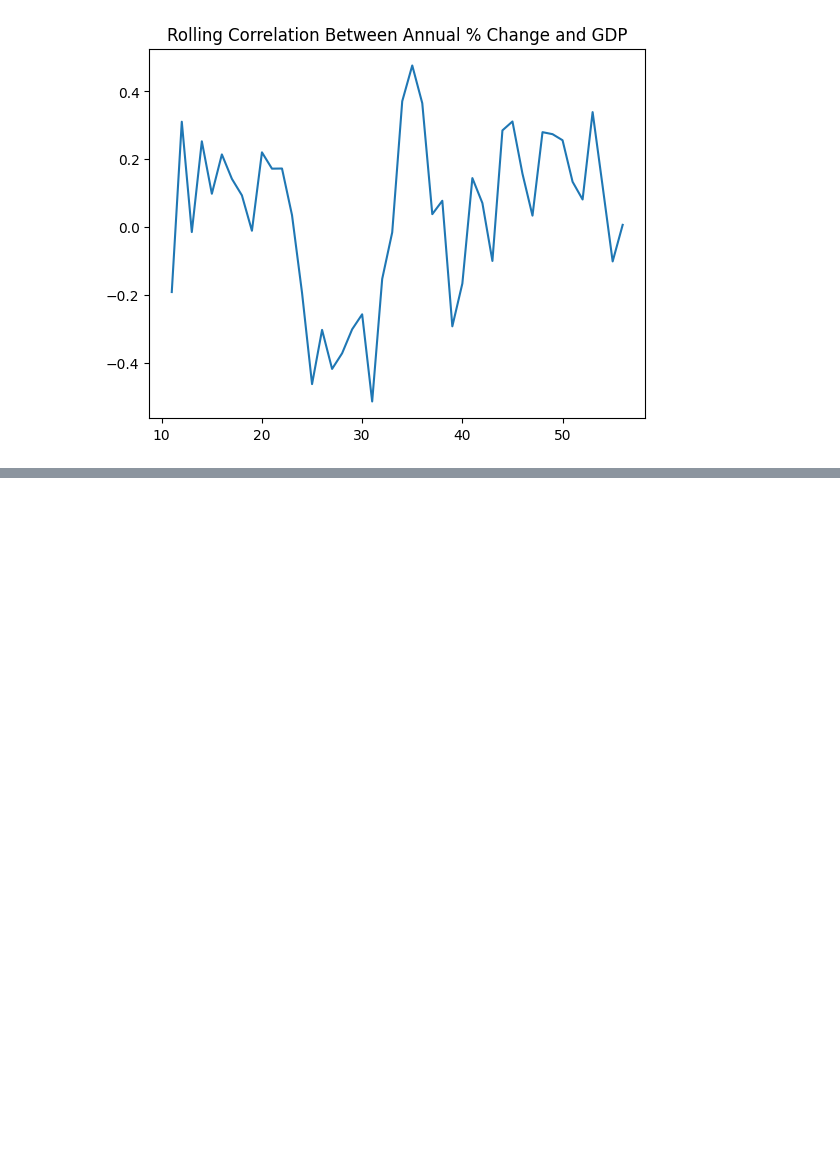
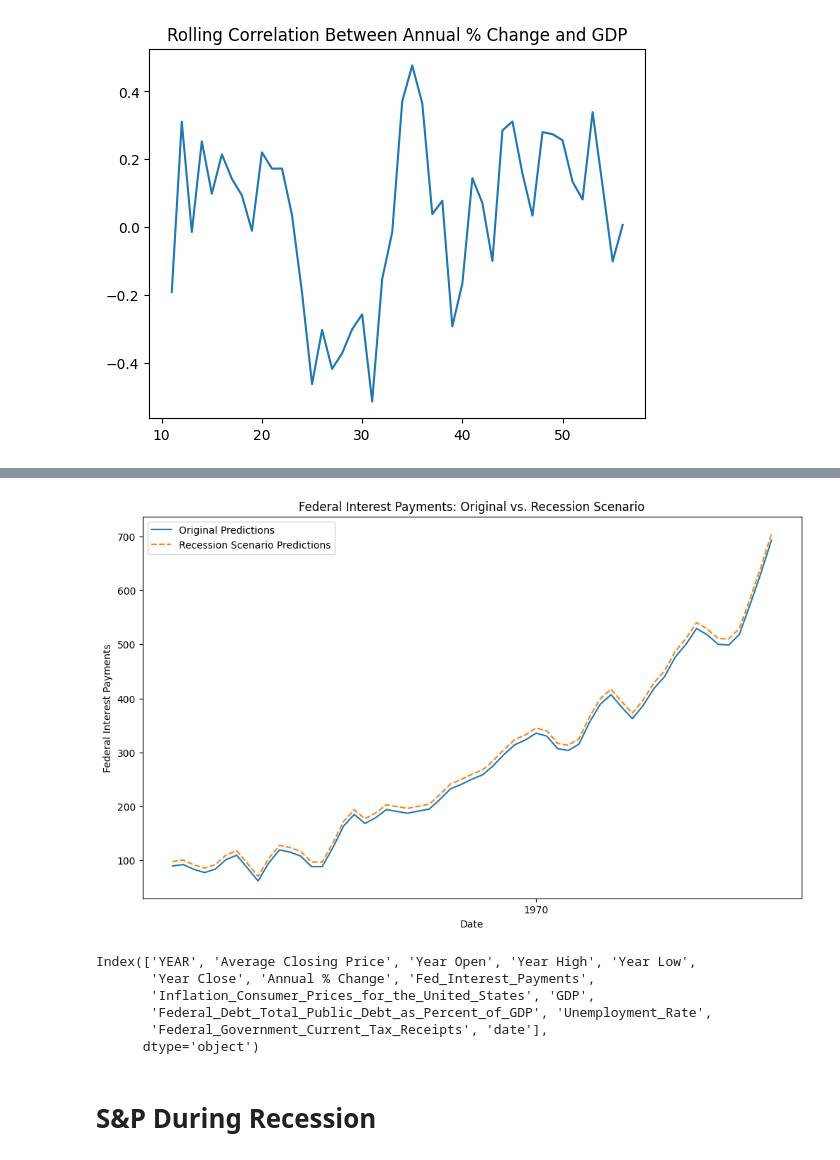
Before and after one commit to Tar-ive/Economic-Data-Analysis-and-Stock-Market-Performance, a Jupyter notebook: Data_and_Analysis.ipynb, the cells around one changed output, grey strips where cells are left out. Cells and saved outputs as stored; diff of their text form; code cells hidden in the pictures; blank space fills up the shorter version.

```diff
--- a/Data_and_Analysis.ipynb
+++ b/Data_and_Analysis.ipynb
@@ -757,0 +832,2 @@ rolling_corr.plot(title='Rolling Correlation Between Annual % Change and GDP')
+# %%
+X_scenario = sm.add_constant(df_scenario[features])
@@ -757,0 +840,2 @@ rolling_corr.plot(title='Rolling Correlation Between Annual % Change and GDP')
+# %%
+df_scenario['Predicted_Federal_Interest_Payments'] = model.predict(X_scenario)
@@ -757,0 +858,27 @@ rolling_corr.plot(title='Rolling Correlation Between Annual % Change and GDP')
+# %%
+df['Predicted_Federal_Interest_Payments'] = model.predict(X)
+# %%
+df_scenario['Difference'] = df_scenario['Predicted_Federal_Interest_Payments'] - df['Predicted_Federal_Interest_Payments']
+df_scenario['Percentage_Change'] = (df_scenario['Difference'] / df['Predicted_Federal_Interest_Payments']) * 100
+# %%
+plt.figure(figsize=(12, 7))
+plt.plot(df['date'], df['Predicted_Federal_Interest_Payments'], label='Original Predictions')
+plt.plot(df['date'], df_scenario['Predicted_Federal_Interest_Payments'], label='Recession Scenario Predictions', linestyle='--')
+plt.xlabel('Date')
+plt.ylabel('Federal Interest Payments')
+plt.title('Federal Interest Payments: Original vs. Recession Scenario')
+plt.legend()
+plt.show()
+# %% [output]
+[figure, added]
+# %%
+merged_df.columns
+# %% [output]
+Index(['YEAR', 'Average Closing Price', 'Year Open', 'Year High', 'Year Low',
+       'Year Close', 'Annual % Change', 'Fed_Interest_Payments',
+       'Inflation_Consumer_Prices_for_the_United_States', 'GDP',
+       'Federal_Debt_Total_Public_Debt_as_Percent_of_GDP', 'Unemployment_Rate',
+       'Federal_Government_Current_Tax_Receipts', 'date'],
+      dtype='object')
+# %% [markdown]
+# S&P During Recession
```
Also changed, not shown: parts of 82 cells of this notebook.
